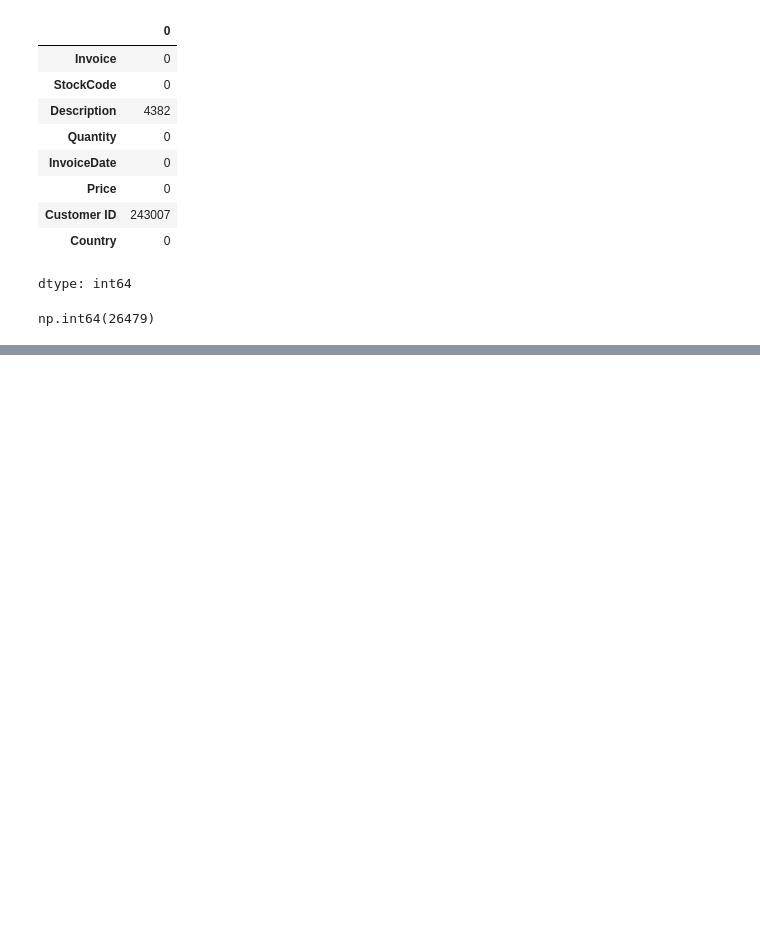
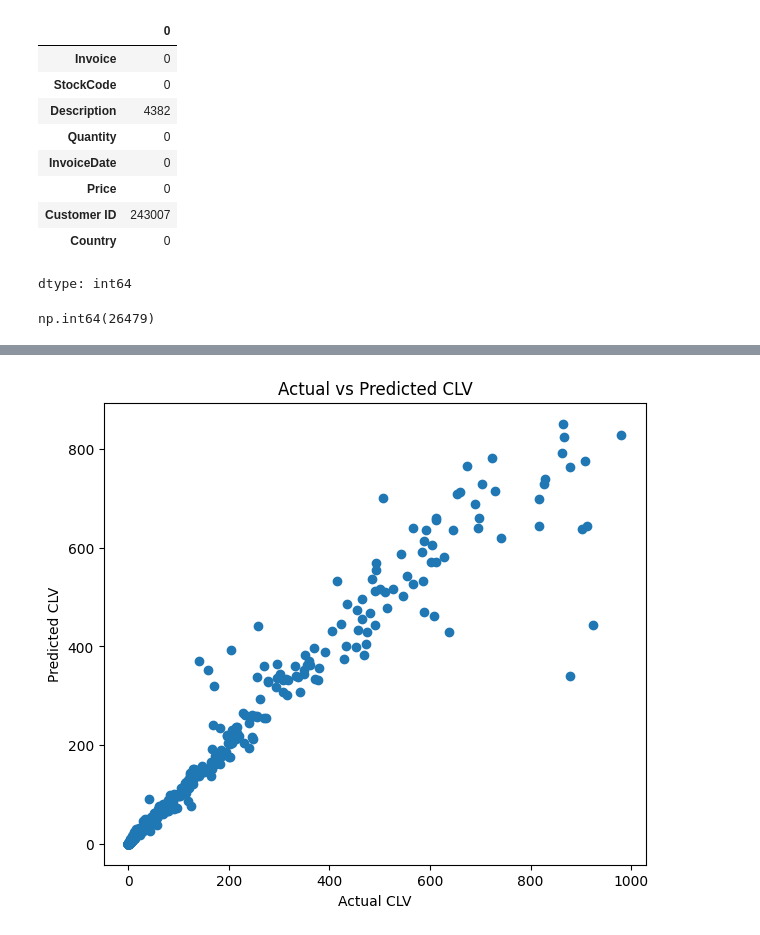
Before and after one commit to Anuska111/E-Commerce-Customer-Lifetime-Value-CLV-Segmentation, a Jupyter notebook: E_Commerce_Customer_Lifetime_Value_(CLV)_&_Segmentation.ipynb, the cells around one changed output, grey strips where cells are left out. Cells and saved outputs as stored; diff of their text form; code cells hidden in the pictures; blank space fills up the shorter version.

```diff
--- a/E_Commerce_Customer_Lifetime_Value_(CLV)_&_Segmentation.ipynb
+++ b/E_Commerce_Customer_Lifetime_Value_(CLV)_&_Segmentation.ipynb
@@ -293,0 +302,14 @@ DeltaGenerator()
+# %%
+# FEATURES & TARGET
+rfm["LogFrequency"] = np.log1p(rfm["Frequency"])
+rfm["LogRecency"] = np.log1p(rfm["Recency"])
+
+X = rfm[
+    [
+        "Recency",
+        "Frequency",
+        "Monetary",
+        "LogFrequency",
+        "LogRecency"]]
+
+y = rfm["CLV"]
@@ -293,0 +338,3 @@ DeltaGenerator()
+# %%
+# PREDICTION
+prediction = model.predict(X_test)
@@ -293,0 +419,10 @@ DeltaGenerator()
+# %%
+import matplotlib.pyplot as plt
+plt.figure(figsize=(7,6))
+plt.scatter(y_test, prediction)
+plt.xlabel("Actual CLV")
+plt.ylabel("Predicted CLV")
+plt.title("Actual vs Predicted CLV")
+plt.show()
+# %% [output]
+[figure, added]
```
Also changed, not shown: parts of 57 cells of this notebook.
